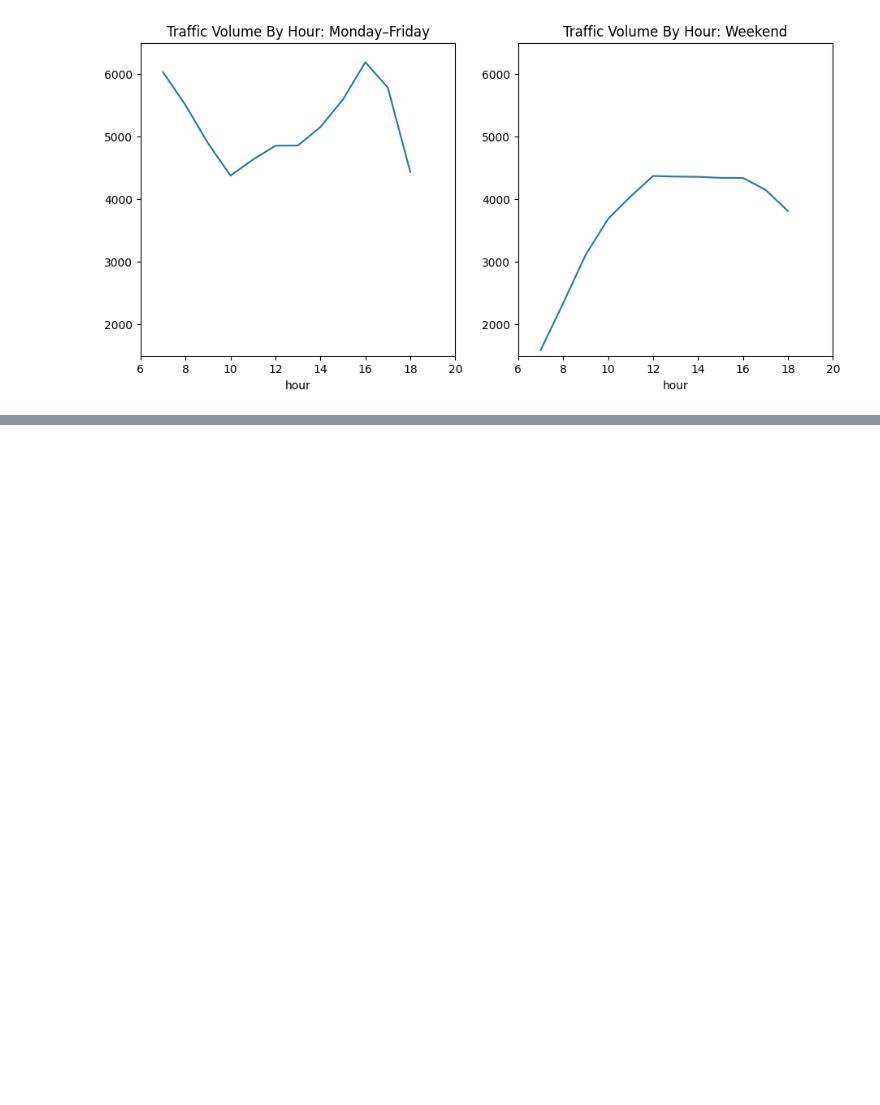
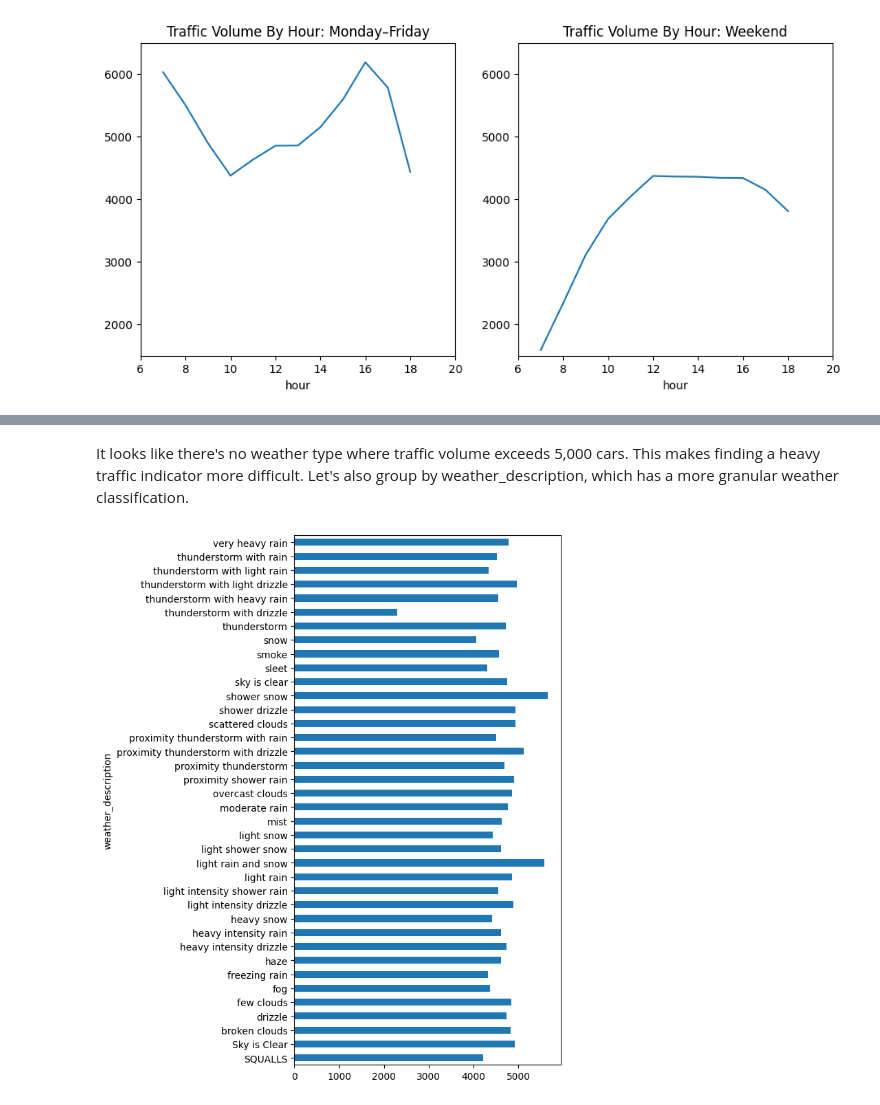
Before and after one commit to dancanyego/Indicators-of-Heavy-Traffic-on-I-94, a Jupyter notebook: I-94.ipynb, the cells around one changed output, grey strips where cells are left out. Drawn from its saved outputs; the diff is of its cells as text; code cells hidden in the pictures; blank space fills up the shorter version.

```diff
--- a/I-94.ipynb
+++ b/I-94.ipynb
@@ -297,0 +296,8 @@ It looks like there's no weather type where traffic volume exceeds 5,000 cars. T
+# %% [markdown]
+It looks like there's no weather type where traffic volume exceeds 5,000 cars. This makes finding a heavy traffic indicator more difficult. Let's also group by weather_description, which has a more granular weather classification.
+# %%
+by_weather_description = day.groupby('weather_description').mean()
+by_weather_description['traffic_volume'].plot.barh(figsize=(5,10))
+plt.show()
+# %% [output]
+[figure, added]
```
Also changed, not shown: parts of 19 cells of this notebook.
